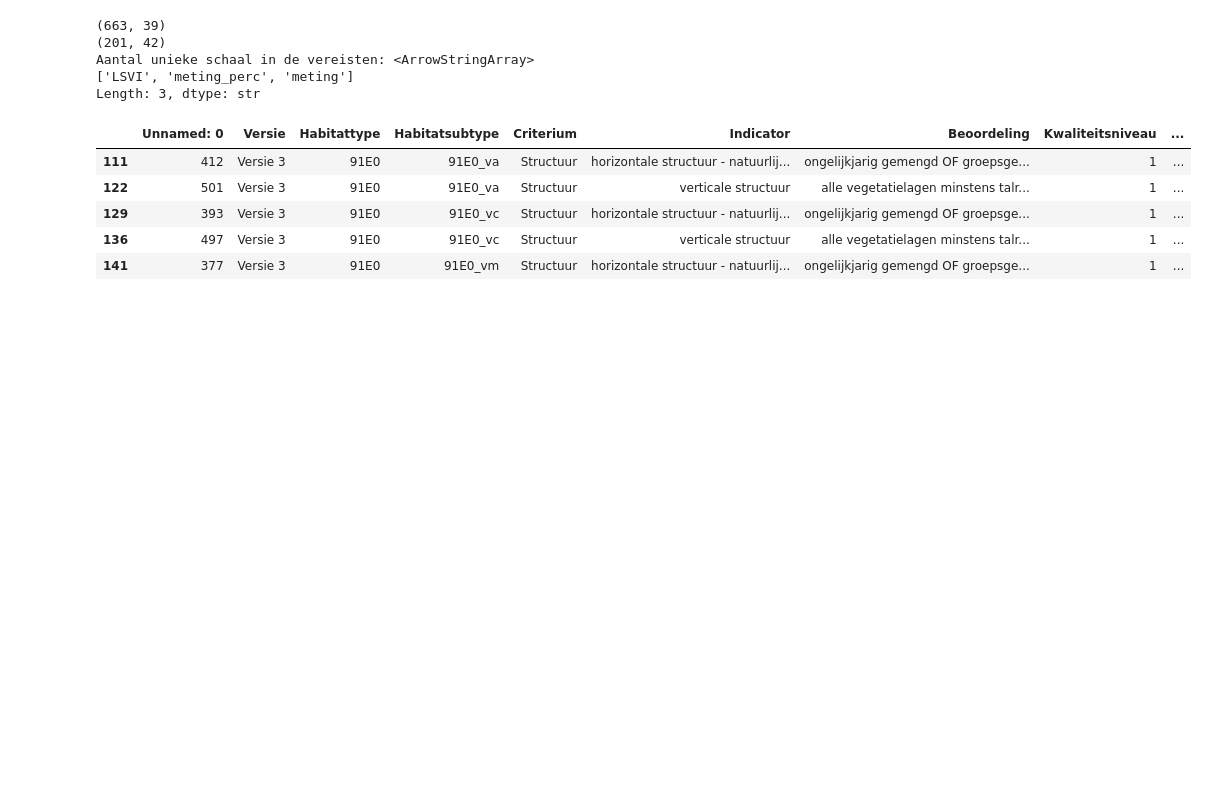
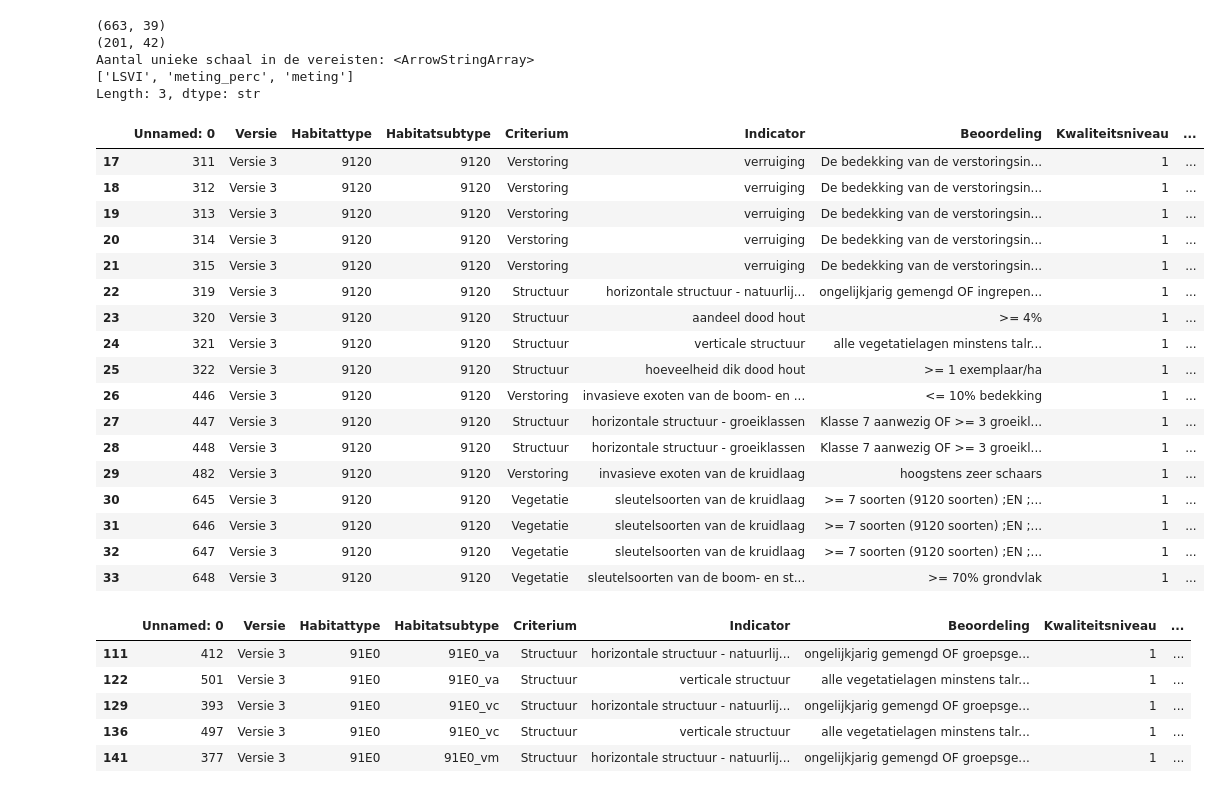
Before and after one commit to inbo/gis-lsvi-app, a Jupyter notebook: notebooks/create_xlsform.ipynb, the cells around one changed output. Drawn from its saved outputs; the diff is of its cells as text; code cells hidden in the pictures; blank space fills up the shorter version.

```diff
--- a/notebooks/create_xlsform.ipynb
+++ b/notebooks/create_xlsform.ipynb
@@ -77,6 +77,27 @@ df_schalen = pd.read_csv('../input/survey123_schalen.csv', sep=';') # Het bestan
 Aantal unieke schaal in de vereisten: <ArrowStringArray>
 ['LSVI', 'meting_perc', 'meting']
 Length: 3, dtype: str
+# %%
+df_vereisten[df_vereisten['Habitattype'] == '9120']
+# %% [output]
+|  | Unnamed: 0 | Versie | Habitattype | Habitatsubtype | Criterium | Indicator | Beoordeling | Kwaliteitsniveau | ... |
+| 17 | 311 | Versie 3 | 9120 | 9120 | Verstoring | verruiging | De bedekking van de verstoringsin... | 1 | ... |
+| 18 | 312 | Versie 3 | 9120 | 9120 | Verstoring | verruiging | De bedekking van de verstoringsin... | 1 | ... |
+| 19 | 313 | Versie 3 | 9120 | 9120 | Verstoring | verruiging | De bedekking van de verstoringsin... | 1 | ... |
+| 20 | 314 | Versie 3 | 9120 | 9120 | Verstoring | verruiging | De bedekking van de verstoringsin... | 1 | ... |
+| 21 | 315 | Versie 3 | 9120 | 9120 | Verstoring | verruiging | De bedekking van de verstoringsin... | 1 | ... |
+| 22 | 319 | Versie 3 | 9120 | 9120 | Structuur | horizontale structuur - natuurlij... | ongelijkjarig gemengd OF ingrepen... | 1 | ... |
+| 23 | 320 | Versie 3 | 9120 | 9120 | Structuur | aandeel dood hout | >= 4% | 1 | ... |
+| 24 | 321 | Versie 3 | 9120 | 9120 | Structuur | verticale structuur | alle vegetatielagen minstens talr... | 1 | ... |
+| 25 | 322 | Versie 3 | 9120 | 9120 | Structuur | hoeveelheid dik dood hout | >= 1 exemplaar/ha | 1 | ... |
+| 26 | 446 | Versie 3 | 9120 | 9120 | Verstoring | invasieve exoten van de boom- en ... | <= 10% bedekking | 1 | ... |
+| 27 | 447 | Versie 3 | 9120 | 9120 | Structuur | horizontale structuur - groeiklassen | Klasse 7 aanwezig OF >= 3 groeikl... | 1 | ... |
+| 28 | 448 | Versie 3 | 9120 | 9120 | Structuur | horizontale structuur - groeiklassen | Klasse 7 aanwezig OF >= 3 groeikl... | 1 | ... |
+| 29 | 482 | Versie 3 | 9120 | 9120 | Verstoring | invasieve exoten van de kruidlaag | hoogstens zeer schaars | 1 | ... |
+| 30 | 645 | Versie 3 | 9120 | 9120 | Vegetatie | sleutelsoorten van de kruidlaag | >= 7 soorten (9120 soorten) ;EN ;... | 1 | ... |
+| 31 | 646 | Versie 3 | 9120 | 9120 | Vegetatie | sleutelsoorten van de kruidlaag | >= 7 soorten (9120 soorten) ;EN ;... | 1 | ... |
+| 32 | 647 | Versie 3 | 9120 | 9120 | Vegetatie | sleutelsoorten van de kruidlaag | >= 7 soorten (9120 soorten) ;EN ;... | 1 | ... |
+| 33 | 648 | Versie 3 | 9120 | 9120 | Vegetatie | sleutelsoorten van de boom- en st... | >= 70% grondvlak | 1 | ... |
 # %%
 df_vereisten[(df_vereisten['Type_vraag'] == 'Matrixvraag') & (df_vereisten['Beschrijving'].notna())].head()
 # %% [output]
```
Also changed, not shown: parts of 1 cell of this notebook, 8 other files.
